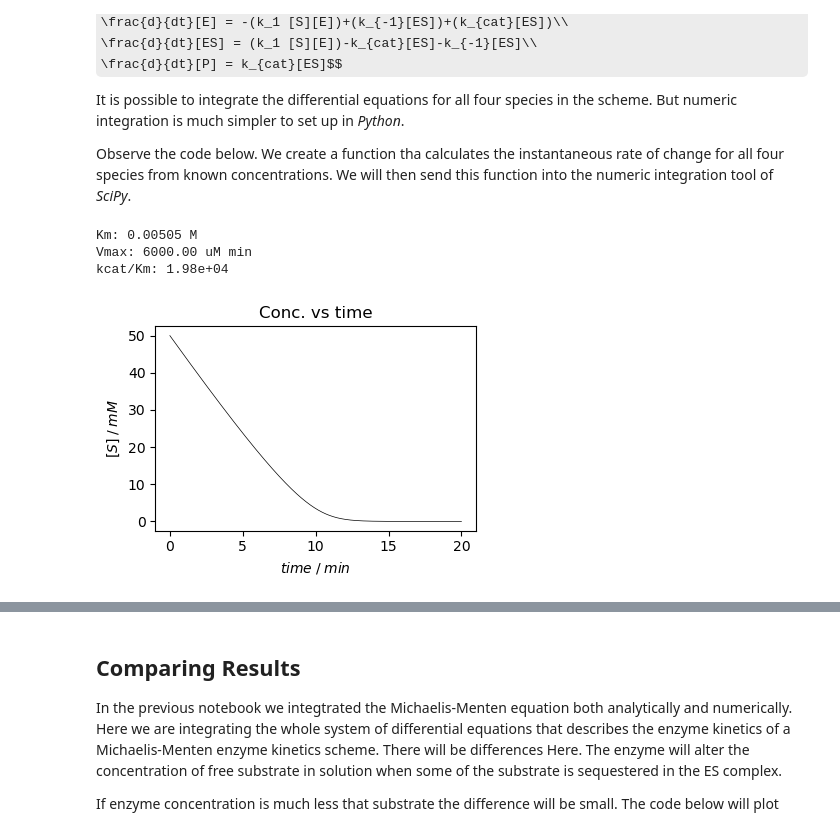
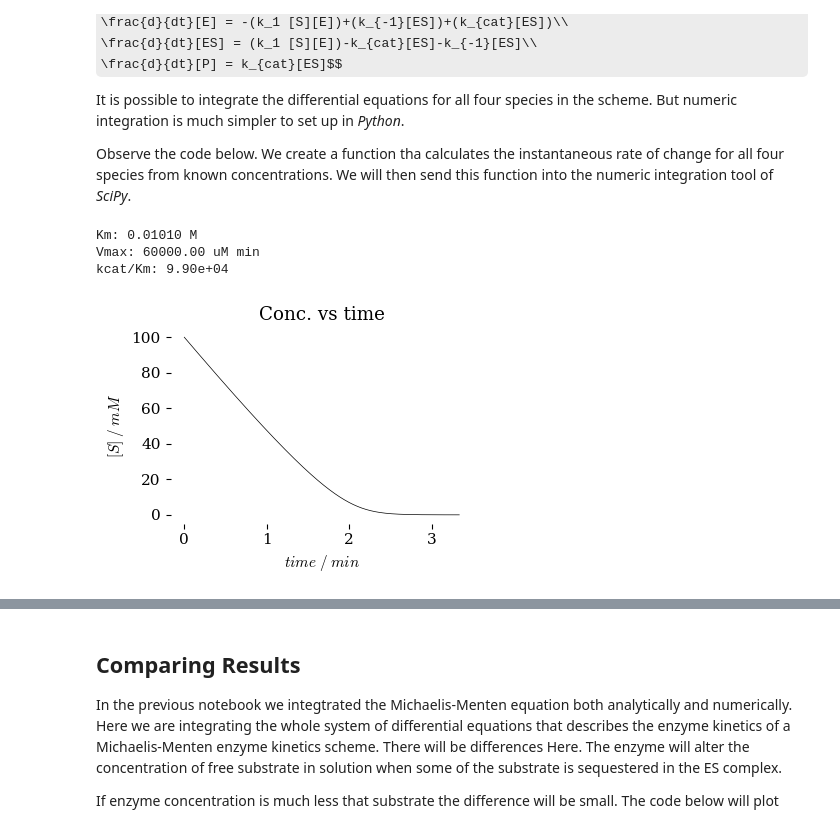
Before and after one commit to blinkletter/StealThisCode, a Jupyter notebook: 4_SciPy/K05_NumericIntegration_SystemEq_Temp.ipynb, the cells around one changed output, grey strips where cells are left out. Saved outputs shown, nothing was run; the diff lists cells and outputs as text; code cells hidden in the pictures; some formulas as TeX source.

```diff
--- a/4_SciPy/K05_NumericIntegration_SystemEq_Temp.ipynb
+++ b/4_SciPy/K05_NumericIntegration_SystemEq_Temp.ipynb
@@ -37,6 +37,26 @@ Observe the code below. We create a function tha calculates the instantaneous ra
 import numpy as np
 from scipy.integrate import solve_ivp
 import matplotlib.pyplot as plt
+import pandas as pd
+
+############################################
+### Import Kinetiscope data from text file
+############################################
+
+# Note: MM-concentration-time.txt used 1E6 particles and took 30 seconds to run
+# Note: MM-concentration-time2.txt used 1E7 particles and took 11 minutes to run
+
+df = pd.read_csv("MM-concentration-time2.txt",
+                 sep=r"\s+",
+                 skipinitialspace=True,
+                 skiprows=8,
+                 header = None,
+                 names = ["point", "time /s", "[E] /M", "[ES] /M", "[P] /M", "[S] /M"]
+                 )
+df.dropna(inplace=True)   ### remove rows with NaN values
+
+S_t = df["[S] /M"].to_numpy()        ### extract substrate concentration as numpy array
+time_exp = df["time /s"].to_numpy()  ### extract time as numpy array
 
 ############################################
 ### Create a function that describes the
@@ -59,15 +79,15 @@ def rates(t, c, K1, K_1, Kcat):
 ### Parameters and experimental conditions
 ############################################
 
-k1 = 2E6          ### Values for kinetic parameters
-k_1 = 1E4
-kcat = 1E2
+k1 = 1E7          ### Values for kinetic parameters
+k_1 = 1E5
+kcat = 1E3
 
 E_conc = 1E-6     ### Experimenatal condition
-S_conc = 0.05
+S_conc = 0.1
 
-time_end = 1200   ### The end time
-n_points = 12000   ### number of points - increase if needed
+time_end = 200   ### The end time - had to make slightly longer than experimental time to capture last point
+n_points = 1200   ### number of points - increase if needed
 
 #########################################
 ### Create series of time points
@@ -98,7 +118,8 @@ int = solve_ivp(rates,                ### the function being integrated.
                 initial,              ### initial values
                 method = "Radau",     ### 'RK45', 'RK23', 'LSODA', 'DOP853', 'Radau', 'BDF'
                 t_eval = t_line,      ### time points at which to calculate values
-#                first_step = 1e-5,    ### take a very small first step. the initial rate is much faster than the average slope.
+#                t_eval = time_exp,      ### time points at which to calculate values
+                first_step = 1e-7,    ### take a very small first step. the initial rate is much faster than the average slope.
                 args = [k1,k_1,kcat]  ### values to send to function after t and c
                 )
 
@@ -117,7 +138,7 @@ yarray = yarray[0]  ### The first array in the y-array is for S: substrate
 ##################################################################################
 
 plt.rcdefaults()                    ### resets the plot defaults so we always start in the same place
-#plt.style.use("../styles/tufte.mplstyle")     ### Then add a fancy style sheet
+plt.style.use("../styles/tufte.mplstyle")     ### Then add a fancy style sheet
 
 fig, ax = plt.subplots(nrows=1, ncols=1, figsize=(4,3))
 
@@ -125,34 +146,34 @@ fig, ax = plt.subplots(nrows=1, ncols=1, figsize=(4,3))
 x = time/60         ### convert time from seconds to minutes
 y = yarray*1000     ### convert conc from M to mM
 
 #########################################
 ### Plot the line using the x_fit, y_fit points
 #########################################
 
 ax.plot(x, y,
         linestyle = '-',            ### use a line between points
         linewidth='0.5',            ### make the line thin
         color = 'black',            ### the line is black
         zorder = 0                  ### everything is in layer 0 (the bottom layer in this case)
         )
 
 #########################################
 ### Add more style
 #########################################
 
 ax.set(ylabel=r"$[S]\;/\;mM $",
         xlabel=r"$time\; /\; min$",
         title = "Conc. vs time",
         xlim=[None, None],
         ylim=[None, None])
 
 
 fig.tight_layout()  # otherwise the right y-label is slightly clipped
 
 fig.savefig("plot.pdf")    # use this to save the figure in PDF format
 plt.show()                 # output the combined four plots
 # %% [output]
-Km: 0.00505 M
-Vmax: 6000.00 uM min
-kcat/Km: 1.98e+04
+Km: 0.01010 M
+Vmax: 60000.00 uM min
+kcat/Km: 9.90e+04
-[figure, old version]
+[figure, new version]
```
Also changed, not shown: parts of 5 cells of this notebook, 35 other files.
